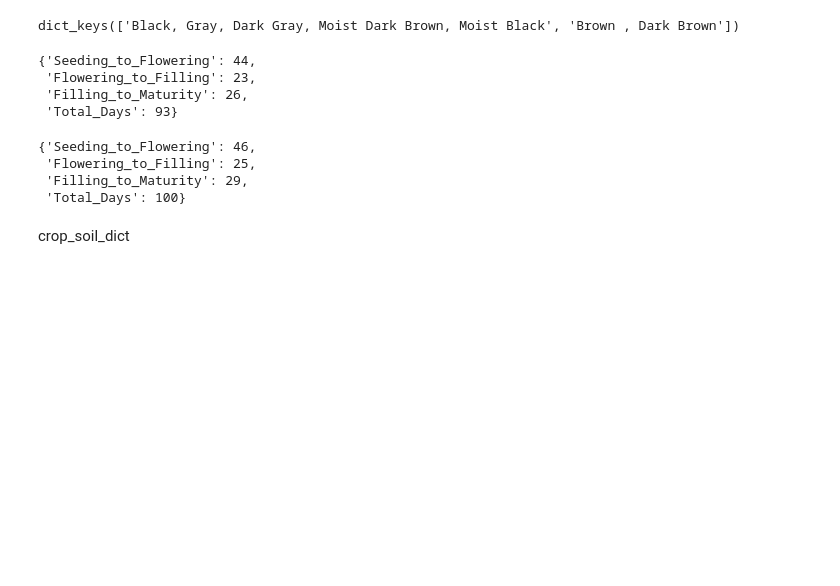
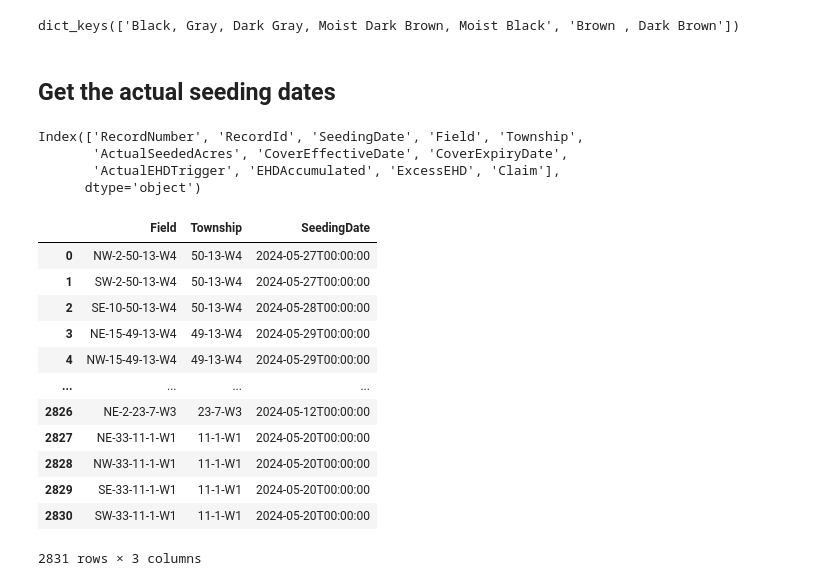
Before and after one commit to agrisk-dulmini/crop_stages_detection_2026, a Jupyter notebook: data_preparation/input_data_preperation_2011_2025_v1.ipynb, the cells around one changed output. Saved outputs shown, nothing was run; the diff lists cells and outputs as text; code cells hidden in the pictures; blank space fills up the shorter version.

```diff
--- a/data_preparation/input_data_preperation_2011_2025_v1.ipynb
+++ b/data_preparation/input_data_preperation_2011_2025_v1.ipynb
@@ -315,19 +222,31 @@ crop_soil_dict["Black, Gray, Dark Gray, Moist Dark Brown, Moist Black"]["Canola"
 crop_soil_dict.keys()
 # %% [output]
 dict_keys(['Black, Gray, Dark Gray, Moist Dark Brown, Moist Black', 'Brown , Dark Brown'])
-# %%
-crop_soil_dict['Brown , Dark Brown']["Canola"]
-# %% [output]
-{'Seeding_to_Flowering': 44,
- 'Flowering_to_Filling': 23,
- 'Filling_to_Maturity': 26,
- 'Total_Days': 93}
-# %%
-crop_soil_dict['Black, Gray, Dark Gray, Moist Dark Brown, Moist Black']['Canola']
-# %% [output]
-{'Seeding_to_Flowering': 46,
- 'Flowering_to_Filling': 25,
- 'Filling_to_Maturity': 29,
- 'Total_Days': 100}
 # %% [markdown]
-crop_soil_dict
+## Get the actual seeding dates
+# %%
+
+df_actual_24 = pd.read_excel('/Users/dulminiguruge/Documents/GitHub/crop_stages_detection_2026/data/raw/BASF_CAP_Final Report_10022024.xlsx')
+df_actual_24.columns
+# %% [output]
+Index(['RecordNumber', 'RecordId', 'SeedingDate', 'Field', 'Township',
+       'ActualSeededAcres', 'CoverEffectiveDate', 'CoverExpiryDate',
+       'ActualEHDTrigger', 'EHDAccumulated', 'ExcessEHD', 'Claim'],
+      dtype='object')
+# %%
+df_actual_24 = df_actual_24[['Field', 'Township','SeedingDate']]
+df_actual_24
+# %% [output]
+|  | Field | Township | SeedingDate |
+| 0 | NW-2-50-13-W4 | 50-13-W4 | 2024-05-27T00:00:00 |
+| 1 | SW-2-50-13-W4 | 50-13-W4 | 2024-05-27T00:00:00 |
+| 2 | SE-10-50-13-W4 | 50-13-W4 | 2024-05-28T00:00:00 |
+| 3 | NE-15-49-13-W4 | 49-13-W4 | 2024-05-29T00:00:00 |
+| 4 | NW-15-49-13-W4 | 49-13-W4 | 2024-05-29T00:00:00 |
+| ... | ... | ... | ... |
+| 2826 | NE-2-23-7-W3 | 23-7-W3 | 2024-05-12T00:00:00 |
+| 2827 | NE-33-11-1-W1 | 11-1-W1 | 2024-05-20T00:00:00 |
+| 2828 | NW-33-11-1-W1 | 11-1-W1 | 2024-05-20T00:00:00 |
+| 2829 | SE-33-11-1-W1 | 11-1-W1 | 2024-05-20T00:00:00 |
+| 2830 | SW-33-11-1-W1 | 11-1-W1 | 2024-05-20T00:00:00 |
+2831 rows × 3 columns
```
Also changed, not shown: parts of 33 cells of this notebook, 31 other files.
